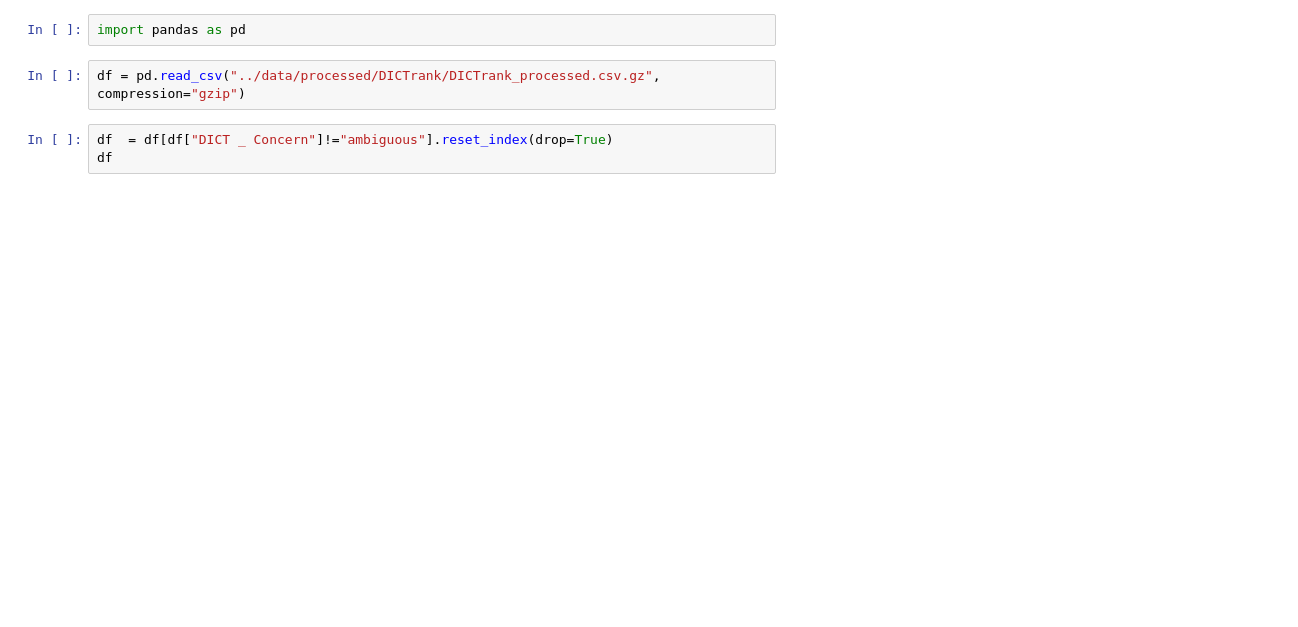
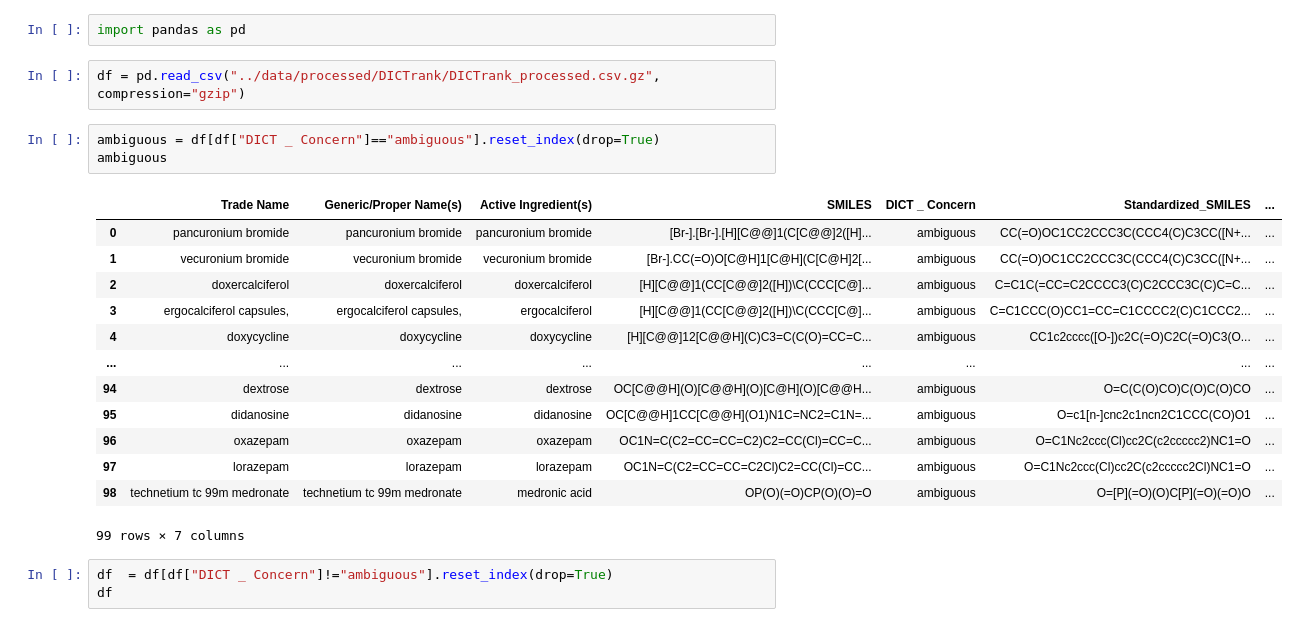
Before and after one commit to srijitseal/DICTrank, a Jupyter notebook: 01_standardise_datasets/02_Binarise_Datasets.ipynb, the cells around one changed output. Saved outputs shown, nothing was run; the diff lists cells and outputs as text; blank space fills up the shorter version.

Commit message:
Add ambiguous preds

```diff
--- a/01_standardise_datasets/02_Binarise_Datasets.ipynb
+++ b/01_standardise_datasets/02_Binarise_Datasets.ipynb
@@ -2,6 +2,23 @@
 import pandas as pd
 # %%
 df = pd.read_csv("../data/processed/DICTrank/DICTrank_processed.csv.gz", compression="gzip")
+# %%
+ambiguous = df[df["DICT _ Concern"]=="ambiguous"].reset_index(drop=True)
+ambiguous
+# %% [output]
+|  | Trade Name | Generic/Proper Name(s) | Active Ingredient(s) | SMILES | DICT _ Concern | Standardized_SMILES | ... |
+| 0 | pancuronium bromide | pancuronium bromide | pancuronium bromide | [Br-].[Br-].[H][C@@]1(C[C@@]2([H]... | ambiguous | CC(=O)OC1CC2CCC3C(CCC4(C)C3CC([N+... | ... |
+| 1 | vecuronium bromide | vecuronium bromide | vecuronium bromide | [Br-].CC(=O)O[C@H]1[C@H](C[C@H]2[... | ambiguous | CC(=O)OC1CC2CCC3C(CCC4(C)C3CC([N+... | ... |
+| 2 | doxercalciferol | doxercalciferol | doxercalciferol | [H][C@@]1(CC[C@@]2([H])\C(CCC[C@]... | ambiguous | C=C1C(=CC=C2CCCC3(C)C2CCC3C(C)C=C... | ... |
+| 3 | ergocalciferol capsules, | ergocalciferol capsules, | ergocalciferol | [H][C@@]1(CC[C@@]2([H])\C(CCC[C@]... | ambiguous | C=C1CCC(O)CC1=CC=C1CCCC2(C)C1CCC2... | ... |
+| 4 | doxycycline | doxycycline | doxycycline | [H][C@@]12[C@@H](C)C3=C(C(O)=CC=C... | ambiguous | CC1c2cccc([O-])c2C(=O)C2C(=O)C3(O... | ... |
+| ... | ... | ... | ... | ... | ... | ... | ... |
+| 94 | dextrose | dextrose | dextrose | OC[C@@H](O)[C@@H](O)[C@H](O)[C@@H... | ambiguous | O=C(C(O)CO)C(O)C(O)CO | ... |
+| 95 | didanosine | didanosine | didanosine | OC[C@@H]1CC[C@@H](O1)N1C=NC2=C1N=... | ambiguous | O=c1[n-]cnc2c1ncn2C1CCC(CO)O1 | ... |
+| 96 | oxazepam | oxazepam | oxazepam | OC1N=C(C2=CC=CC=C2)C2=CC(Cl)=CC=C... | ambiguous | O=C1Nc2ccc(Cl)cc2C(c2ccccc2)NC1=O | ... |
+| 97 | lorazepam | lorazepam | lorazepam | OC1N=C(C2=CC=CC=C2Cl)C2=CC(Cl)=CC... | ambiguous | O=C1Nc2ccc(Cl)cc2C(c2ccccc2Cl)NC1=O | ... |
+| 98 | technetium tc 99m medronate | technetium tc 99m medronate | medronic acid | OP(O)(=O)CP(O)(O)=O | ambiguous | O=[P](=O)(O)C[P](=O)(=O)O | ... |
+99 rows × 7 columns
 # %%
 df  = df[df["DICT _ Concern"]!="ambiguous"].reset_index(drop=True)
 df
```
Also changed, not shown: 32 other files.
